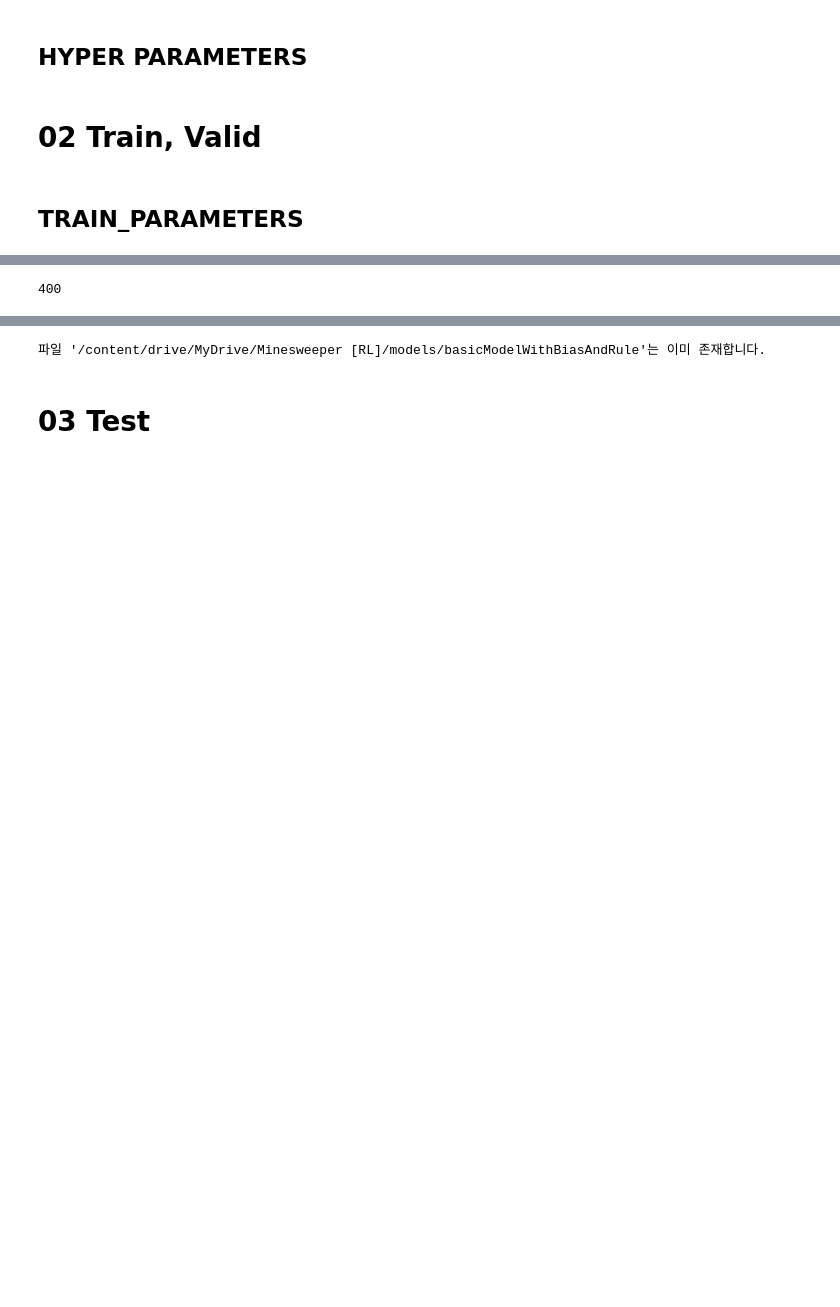
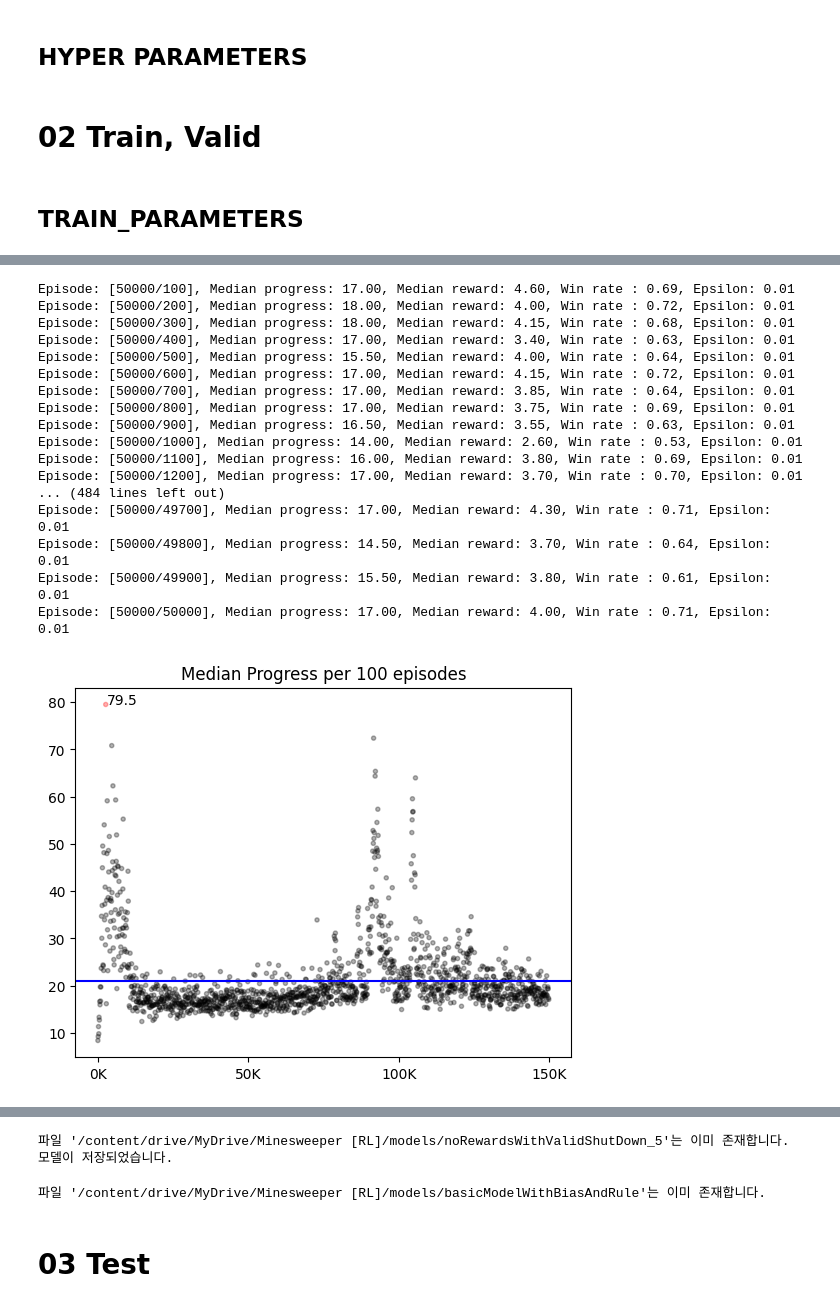
Before and after one commit to Tonnonssi/-RL-Minesweeper, a Jupyter notebook: codes/Main/lab/[lab]NoRewards0.5.ipynb, the cells around one changed output, grey strips where cells are left out. Drawn from its saved outputs; the diff is of its cells as text; code cells hidden in the pictures; blank space fills up the shorter version.

```diff
--- a/codes/Main/lab/[lab]NoRewards0.5.ipynb
+++ b/codes/Main/lab/[lab]NoRewards0.5.ipynb
@@ -353,4 +146,23 @@ Episode: [200/200], Median progress: 5.00, Median reward: -1.30, Win rate : 0.00
-# %%
-len(train.progress_list)
-# %% [output]
-400
+# %%
+train.train()
+train.visualize_train()
+train.save_model()
+# %% [output]
+Episode: [50000/100], Median progress: 17.00, Median reward: 4.60, Win rate : 0.69, Epsilon: 0.01
+Episode: [50000/200], Median progress: 18.00, Median reward: 4.00, Win rate : 0.72, Epsilon: 0.01
+Episode: [50000/300], Median progress: 18.00, Median reward: 4.15, Win rate : 0.68, Epsilon: 0.01
+Episode: [50000/400], Median progress: 17.00, Median reward: 3.40, Win rate : 0.63, Epsilon: 0.01
+Episode: [50000/500], Median progress: 15.50, Median reward: 4.00, Win rate : 0.64, Epsilon: 0.01
+Episode: [50000/600], Median progress: 17.00, Median reward: 4.15, Win rate : 0.72, Epsilon: 0.01
+Episode: [50000/700], Median progress: 17.00, Median reward: 3.85, Win rate : 0.64, Epsilon: 0.01
+Episode: [50000/800], Median progress: 17.00, Median reward: 3.75, Win rate : 0.69, Epsilon: 0.01
+Episode: [50000/900], Median progress: 16.50, Median reward: 3.55, Win rate : 0.63, Epsilon: 0.01
+Episode: [50000/1000], Median progress: 14.00, Median reward: 2.60, Win rate : 0.53, Epsilon: 0.01
+Episode: [50000/1100], Median progress: 16.00, Median reward: 3.80, Win rate : 0.69, Epsilon: 0.01
+Episode: [50000/1200], Median progress: 17.00, Median reward: 3.70, Win rate : 0.70, Epsilon: 0.01
+... (484 lines left out)
+Episode: [50000/49700], Median progress: 17.00, Median reward: 4.30, Win rate : 0.71, Epsilon: 0.01
+Episode: [50000/49800], Median progress: 14.50, Median reward: 3.70, Win rate : 0.64, Epsilon: 0.01
+Episode: [50000/49900], Median progress: 15.50, Median reward: 3.80, Win rate : 0.61, Epsilon: 0.01
+Episode: [50000/50000], Median progress: 17.00, Median reward: 4.00, Win rate : 0.71, Epsilon: 0.01
+[figure, added]
@@ -357,3 +172,5 @@ len(train.progress_list)
+파일 '/content/drive/MyDrive/Minesweeper [RL]/models/noRewardsWithValidShutDown_5'는 이미 존재합니다.
+모델이 저장되었습니다.
 # %%
 train.save_model()
 # %% [output]
```
Also changed, not shown: parts of 8 cells of this notebook, 8 other files.
